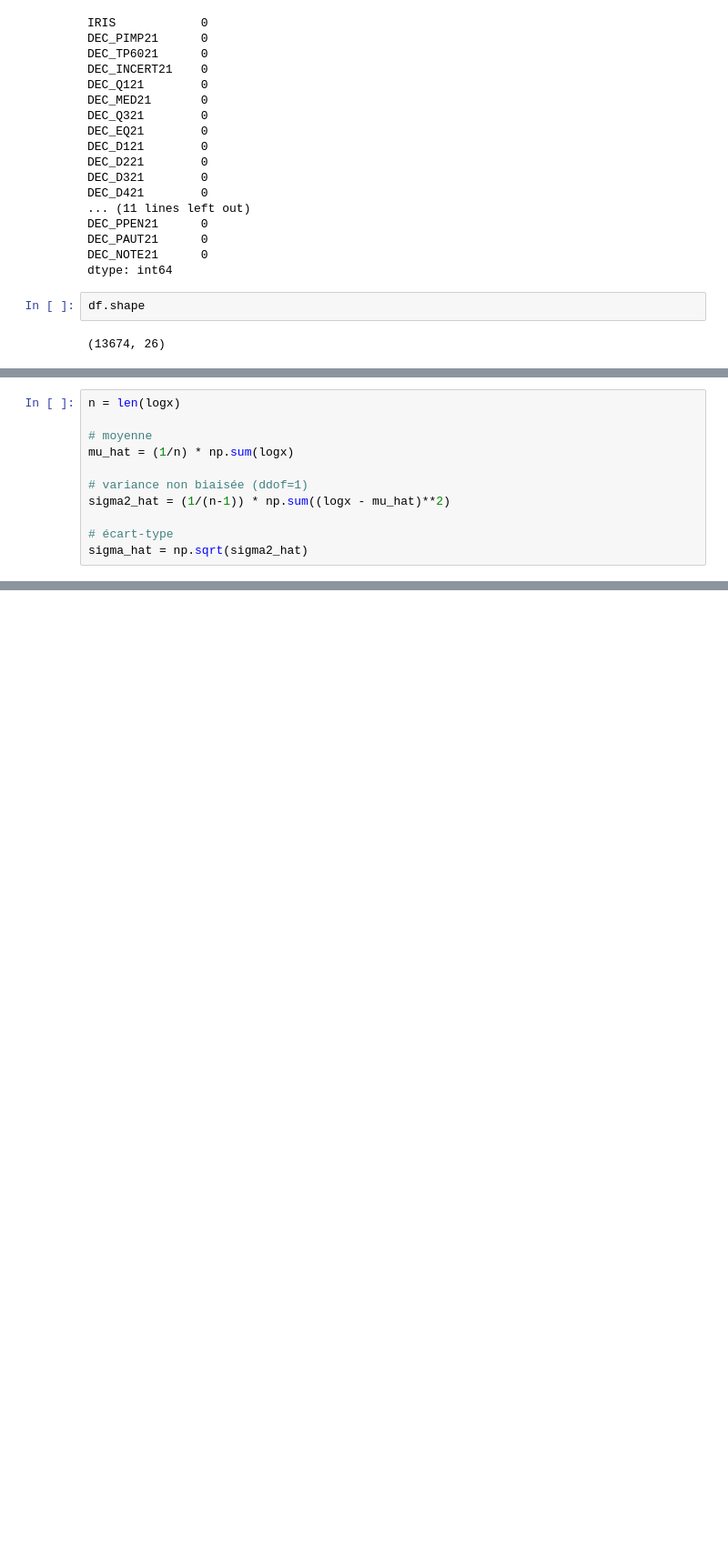
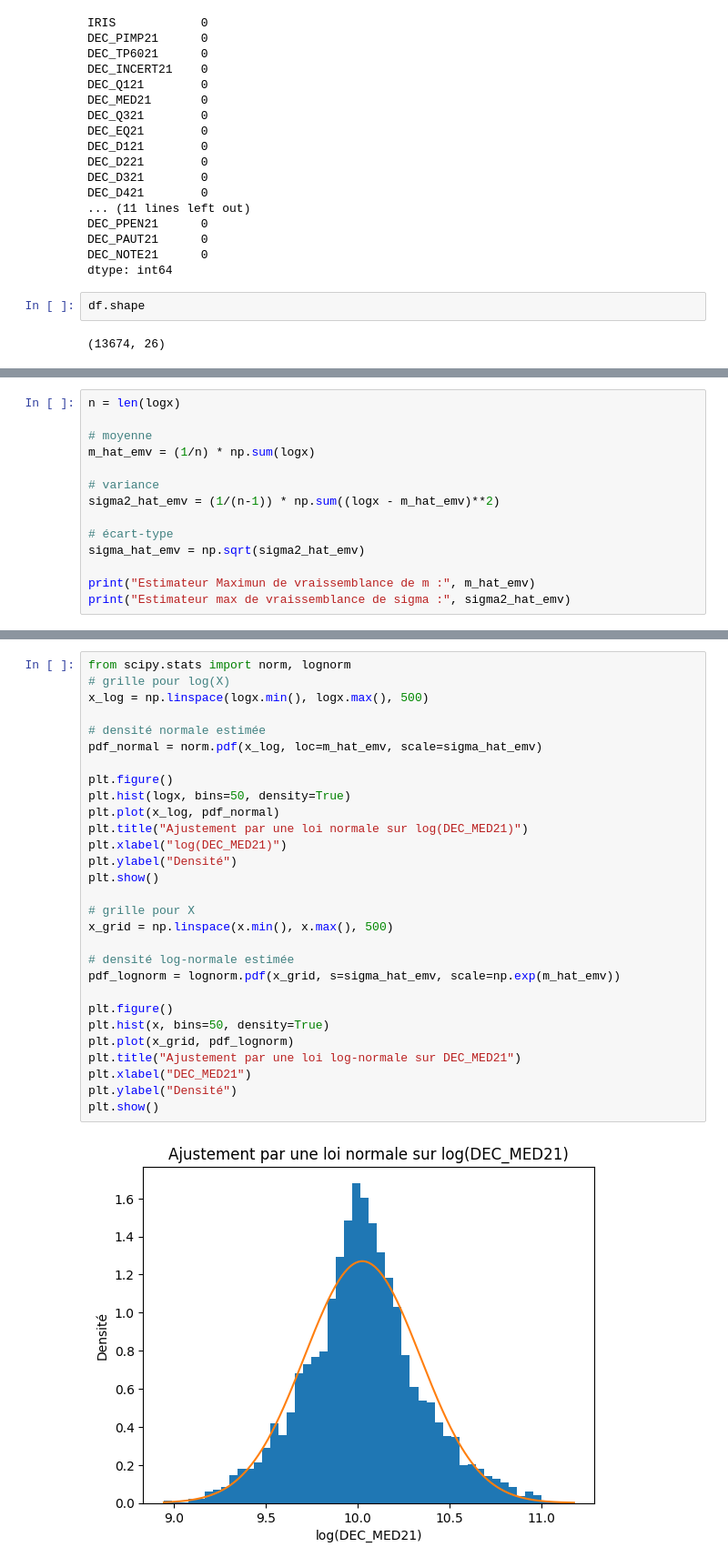
Before and after one commit to Bapt1st3/Iris-Income-Analysis, a Jupyter notebook: analye_dataset.ipynb, the cells around one changed output, grey strips where cells are left out. Shown at 91% size. Saved outputs shown, nothing was run; the diff lists cells and outputs as text; blank space fills up the shorter version.

```diff
--- a/analye_dataset.ipynb
+++ b/analye_dataset.ipynb
@@ -320,10 +359,13 @@ print("Variance empirique non biaisée (ddof=1) =", var_emp_unb)
 n = len(logx)
 
 # moyenne
-mu_hat = (1/n) * np.sum(logx)
+m_hat_emv = (1/n) * np.sum(logx)
 
-# variance non biaisée (ddof=1)
-sigma2_hat = (1/(n-1)) * np.sum((logx - mu_hat)**2)
+# variance
+sigma2_hat_emv = (1/(n-1)) * np.sum((logx - m_hat_emv)**2)
 
 # écart-type
-sigma_hat = np.sqrt(sigma2_hat)
+sigma_hat_emv = np.sqrt(sigma2_hat_emv)
+
+print("Estimateur Maximun de vraissemblance de m :", m_hat_emv)
+print("Estimateur max de vraissemblance de sigma :", sigma2_hat_emv)
@@ -340,0 +375,31 @@ verifions la loi forte des grand nombre
+# %%
+from scipy.stats import norm, lognorm
+# grille pour log(X)
+x_log = np.linspace(logx.min(), logx.max(), 500)
+
+# densité normale estimée
+pdf_normal = norm.pdf(x_log, loc=m_hat_emv, scale=sigma_hat_emv)
+
+plt.figure()
+plt.hist(logx, bins=50, density=True)
+plt.plot(x_log, pdf_normal)
+plt.title("Ajustement par une loi normale sur log(DEC_MED21)")
+plt.xlabel("log(DEC_MED21)")
+plt.ylabel("Densité")
+plt.show()
+
+# grille pour X
+x_grid = np.linspace(x.min(), x.max(), 500)
+
+# densité log-normale estimée
+pdf_lognorm = lognorm.pdf(x_grid, s=sigma_hat_emv, scale=np.exp(m_hat_emv))
+
+plt.figure()
+plt.hist(x, bins=50, density=True)
+plt.plot(x_grid, pdf_lognorm)
+plt.title("Ajustement par une loi log-normale sur DEC_MED21")
+plt.xlabel("DEC_MED21")
+plt.ylabel("Densité")
+plt.show()
+# %% [output]
+[figure, added]
```
Also changed, not shown: parts of 19 cells of this notebook.
